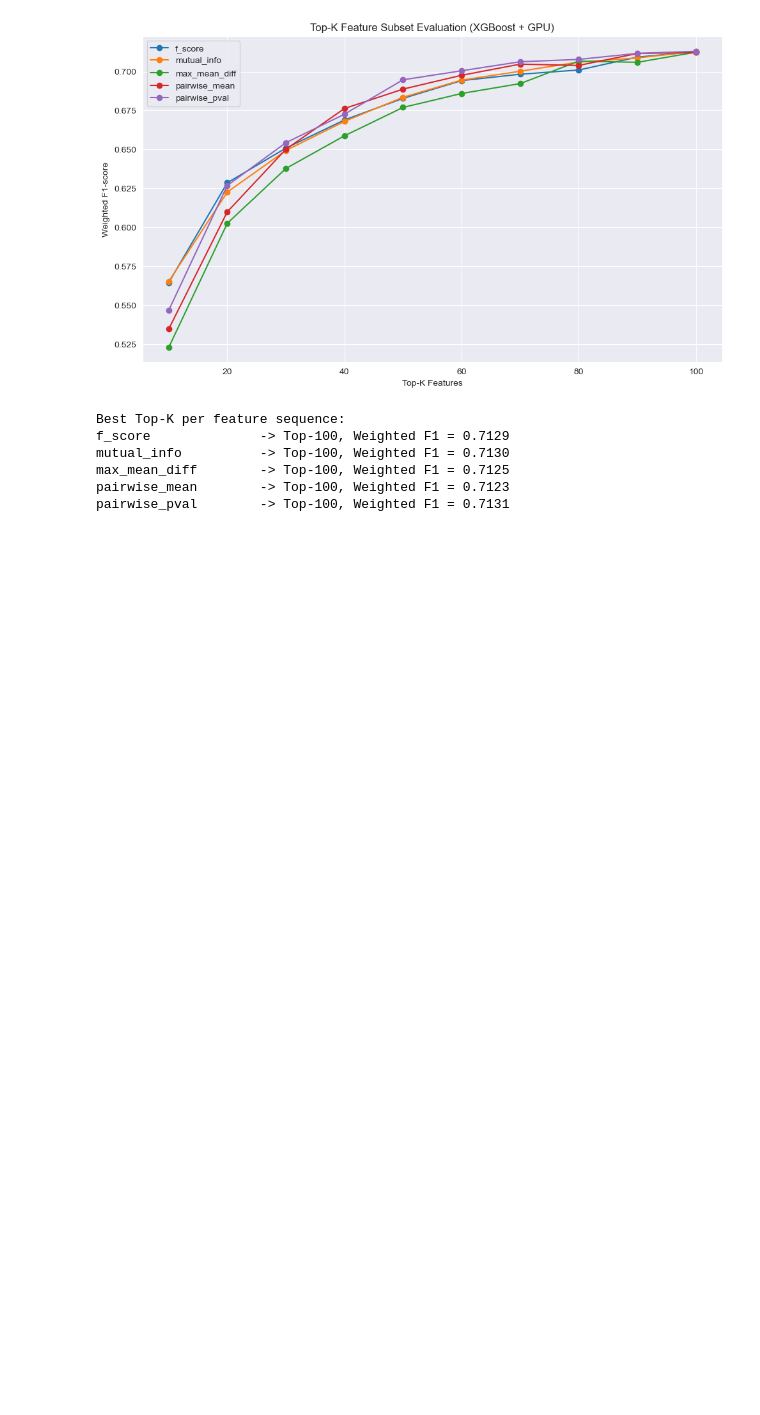
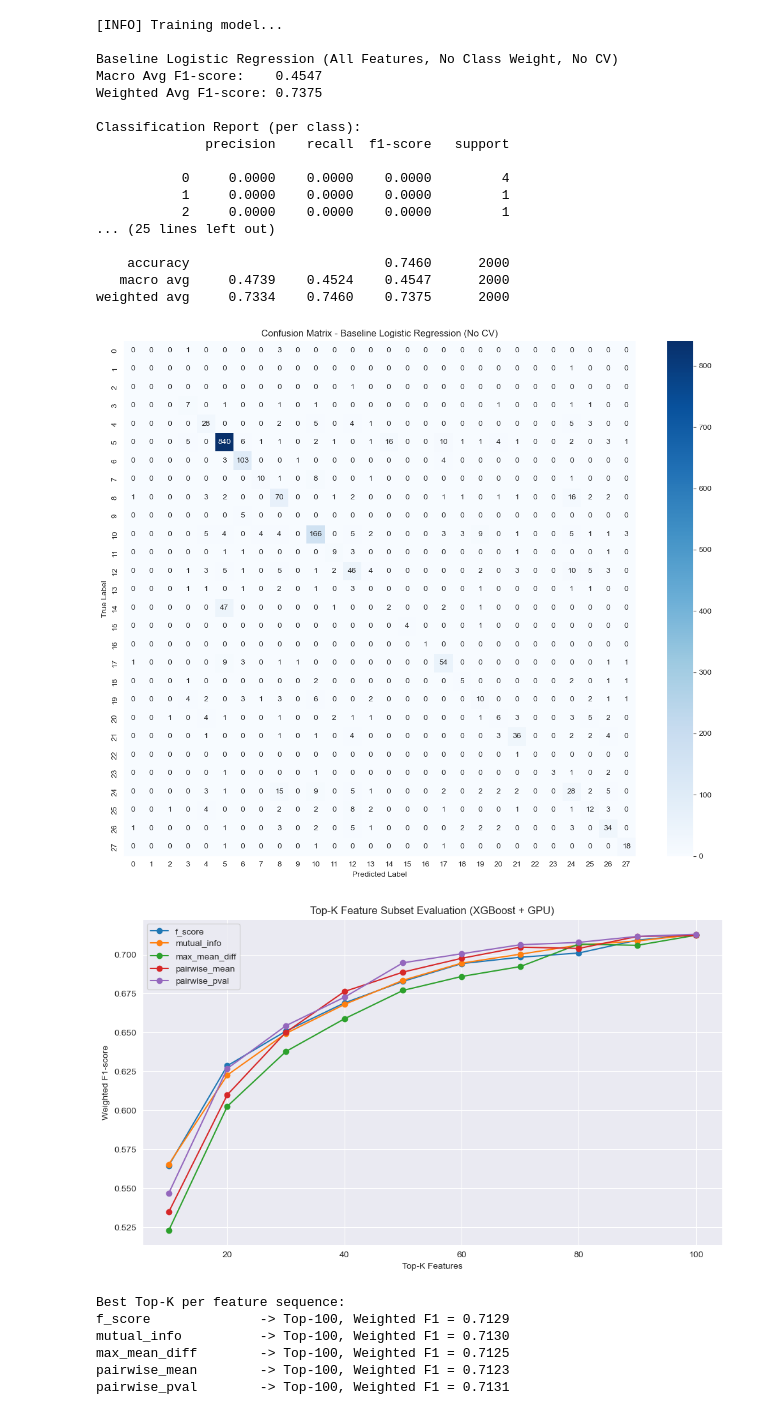
Before and after one commit to stellariumImpl/9417_project, a Jupyter notebook: notebooks/model.ipynb, the cells around one changed output. Saved outputs shown, nothing was run; the diff lists cells and outputs as text; code cells hidden in the pictures; blank space fills up the shorter version.

```diff
--- a/notebooks/model.ipynb
+++ b/notebooks/model.ipynb
@@ -0,0 +1,80 @@
+# %%
+from sklearn.linear_model import LogisticRegression
+from sklearn.model_selection import train_test_split
+from sklearn.metrics import (
+    f1_score,
+    classification_report,
+    confusion_matrix
+)
+import pandas as pd
+from sklearn.preprocessing import StandardScaler
+import numpy as np
+import matplotlib.pyplot as plt
+import seaborn as sns
+
+# Baseline: Load and Standardize Full Feature Set
+X = pd.read_csv("../data/X_train.csv", skiprows=1, header=None).values
+y = pd.read_csv("../data/y_train.csv", skiprows=1, header=None).values.ravel()
+
+scaler = StandardScaler()
+X_std = scaler.fit_transform(X)
+
+# Split train/val without CV
+X_train, X_val, y_train, y_val = train_test_split(
+    X_std, y, test_size=0.2, stratify=y, random_state=42
+)
+
+# Baseline Logistic Regression Evaluation
+model = LogisticRegression(
+    multi_class='multinomial',
+    max_iter=1000,
+    solver='lbfgs',
+    penalty='l2',
+    random_state=42
+)
+
+print("[INFO] Training model...")
+model.fit(X_train, y_train)
+
+y_pred = model.predict(X_val)
+
+macro_f1 = f1_score(y_val, y_pred, average='macro', zero_division=0)
+weighted_f1 = f1_score(y_val, y_pred, average='weighted', zero_division=0)
+conf_matrix = confusion_matrix(y_val, y_pred, labels=np.arange(28))
+
+# Baseline Results Output
+print("\nBaseline Logistic Regression (All Features, No Class Weight, No CV)")
+print(f"Macro Avg F1-score:    {macro_f1:.4f}")
+print(f"Weighted Avg F1-score: {weighted_f1:.4f}\n")
+
+# Print per-class classification report
+print("Classification Report (per class):")
+print(classification_report(y_val, y_pred, digits=4, zero_division=0))
+
+# Show annotated confusion matrix
+plt.figure(figsize=(12, 10))
+sns.heatmap(conf_matrix, annot=True, fmt='d', cmap='Blues')
+plt.xlabel("Predicted Label")
+plt.ylabel("True Label")
+plt.title("Confusion Matrix - Baseline Logistic Regression (No CV)")
+plt.tight_layout()
+plt.show()
+# %% [output]
+[INFO] Training model...
+
+Baseline Logistic Regression (All Features, No Class Weight, No CV)
+Macro Avg F1-score:    0.4547
+Weighted Avg F1-score: 0.7375
+
+Classification Report (per class):
+              precision    recall  f1-score   support
+
+           0     0.0000    0.0000    0.0000         4
+           1     0.0000    0.0000    0.0000         1
+           2     0.0000    0.0000    0.0000         1
+... (25 lines left out)
+
+    accuracy                         0.7460      2000
+   macro avg     0.4739    0.4524    0.4547      2000
+weighted avg     0.7334    0.7460    0.7375      2000
+[figure, added]
```
Also changed, not shown: parts of 3 cells of this notebook.
